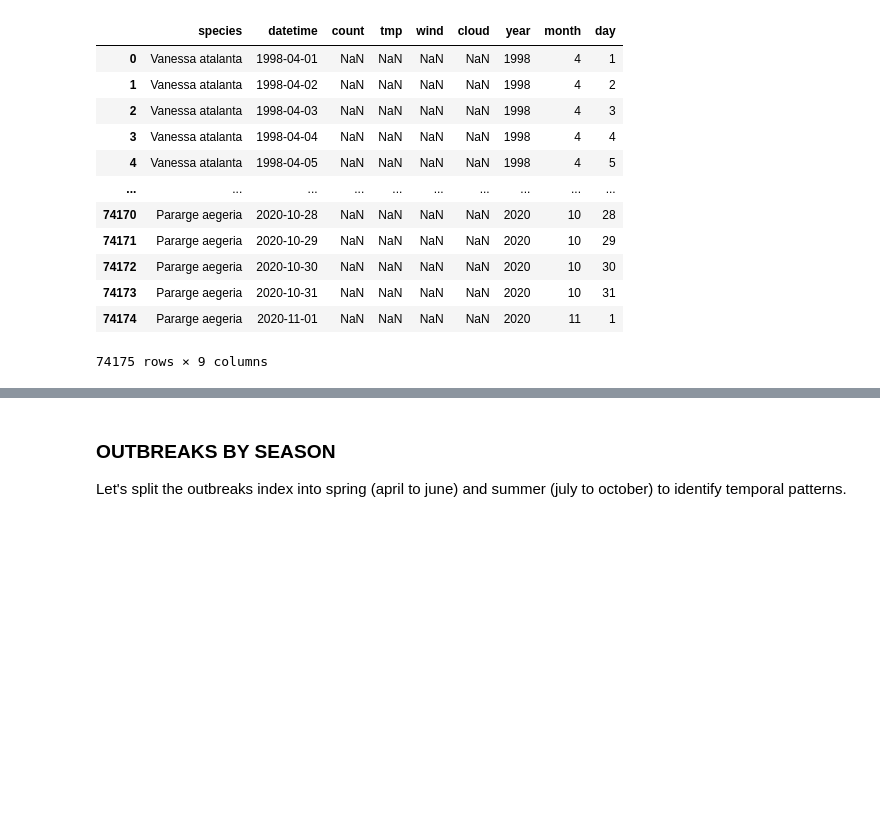
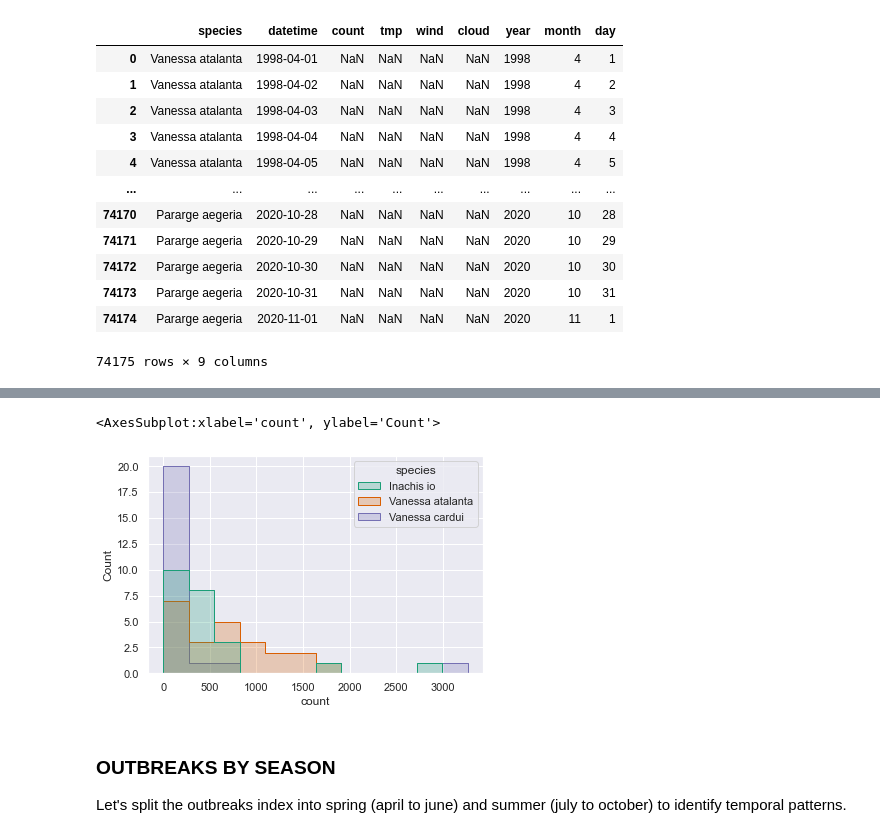
Before and after one commit to gtlab-barcelona/robert, a Jupyter notebook: anomalies/code/5-explore-outbreaks.ipynb, the cells around one changed output, grey strips where cells are left out. Drawn from its saved outputs; the diff is of its cells as text; code cells hidden in the pictures; blank space fills up the shorter version.

```diff
--- a/anomalies/code/5-explore-outbreaks.ipynb
+++ b/anomalies/code/5-explore-outbreaks.ipynb
@@ -166,3 +217,10 @@ fig.savefig('../figs/kaliningrad/outbreaks_per-year.png',
+# %%
+data = outbreaks[outbreaks.species.isin(species_ls)]
+
+sns.histplot(data=data, x='count', hue='species', element='step')
+# %% [output]
+<AxesSubplot:xlabel='count', ylabel='Count'>
+[figure, added]
 # %% [markdown]
 ### OUTBREAKS BY SEASON
 
```
Also changed, not shown: parts of 8 cells of this notebook, 2 other files.
